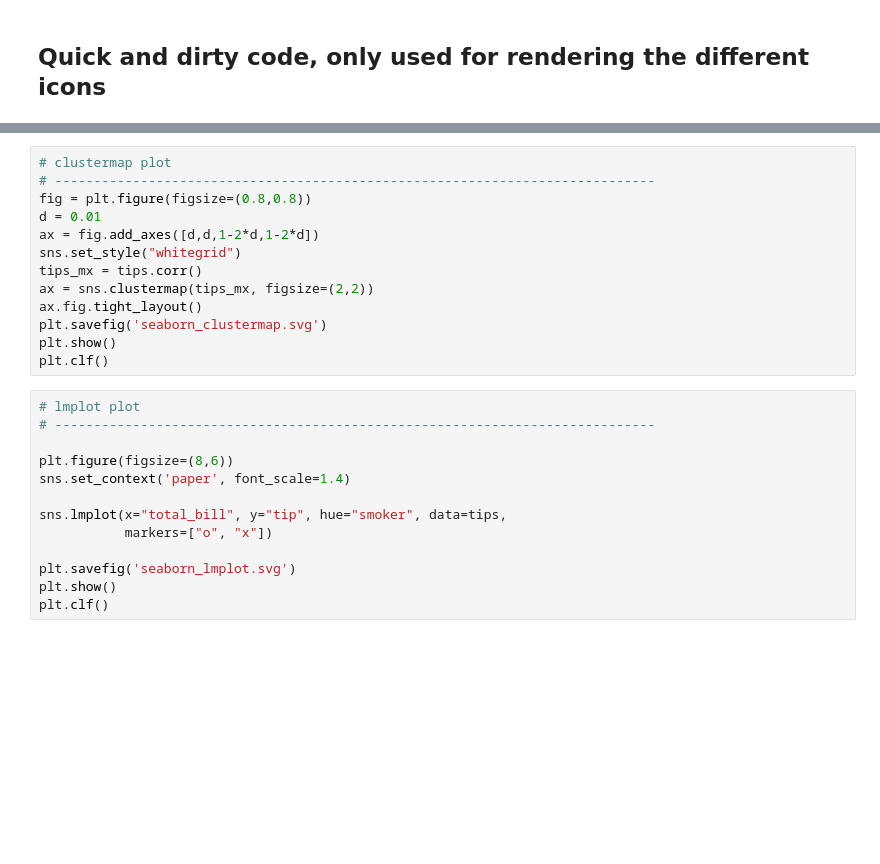
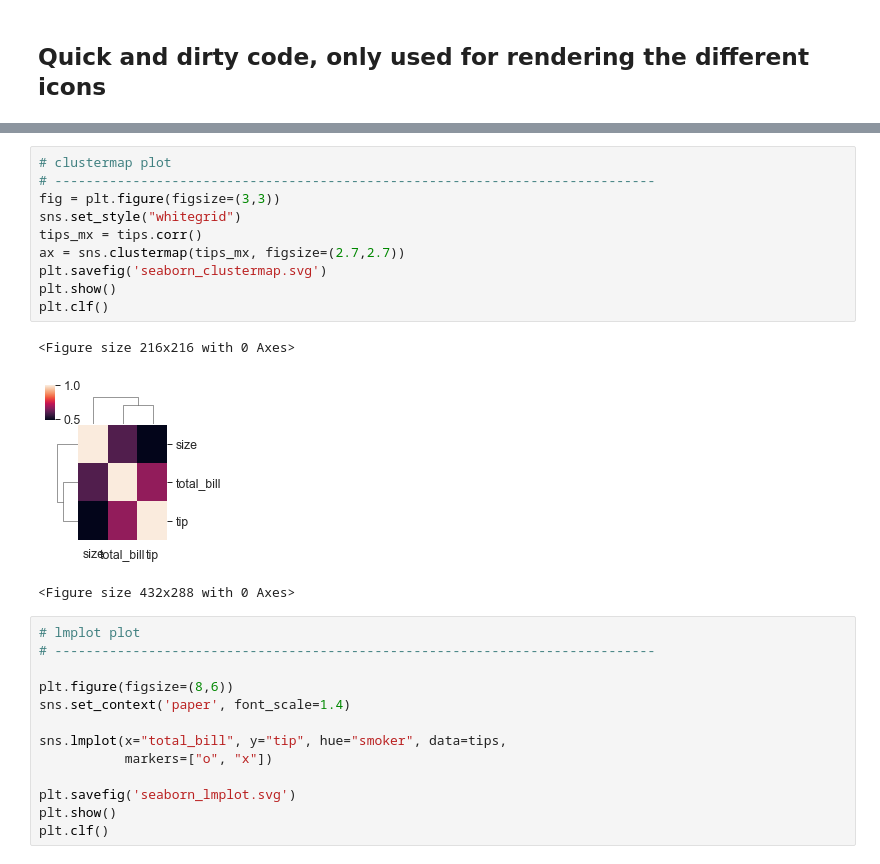
Before and after one commit to TheBormann/PersonalProjects, a Jupyter notebook: Summaries and cheatsheets/Machine learning in python/3. Data visualization/img/graphs.ipynb, the cells around one changed output, grey strips where cells are left out. Drawn from its saved outputs; the diff is of its cells as text; blank space fills up the shorter version.

```diff
--- a/Summaries and cheatsheets/Machine learning in python/3. Data visualization/img/graphs.ipynb
+++ b/Summaries and cheatsheets/Machine learning in python/3. Data visualization/img/graphs.ipynb
@@ -211,16 +211,17 @@ plt.clf()
 # %%
 # clustermap plot
 # -----------------------------------------------------------------------------
-fig = plt.figure(figsize=(0.8,0.8))
-d = 0.01
-ax = fig.add_axes([d,d,1-2*d,1-2*d])
+fig = plt.figure(figsize=(3,3))
 sns.set_style("whitegrid")
 tips_mx = tips.corr()
-ax = sns.clustermap(tips_mx, figsize=(2,2))
-ax.fig.tight_layout()
+ax = sns.clustermap(tips_mx, figsize=(2.7,2.7))
 plt.savefig('seaborn_clustermap.svg')
 plt.show()
 plt.clf()
+# %% [output]
+<Figure size 216x216 with 0 Axes>
+[figure, added]
+<Figure size 432x288 with 0 Axes>
 # %%
 # lmplot plot
 # -----------------------------------------------------------------------------
```
Also changed, not shown: parts of 15 cells of this notebook, 17 other files.
